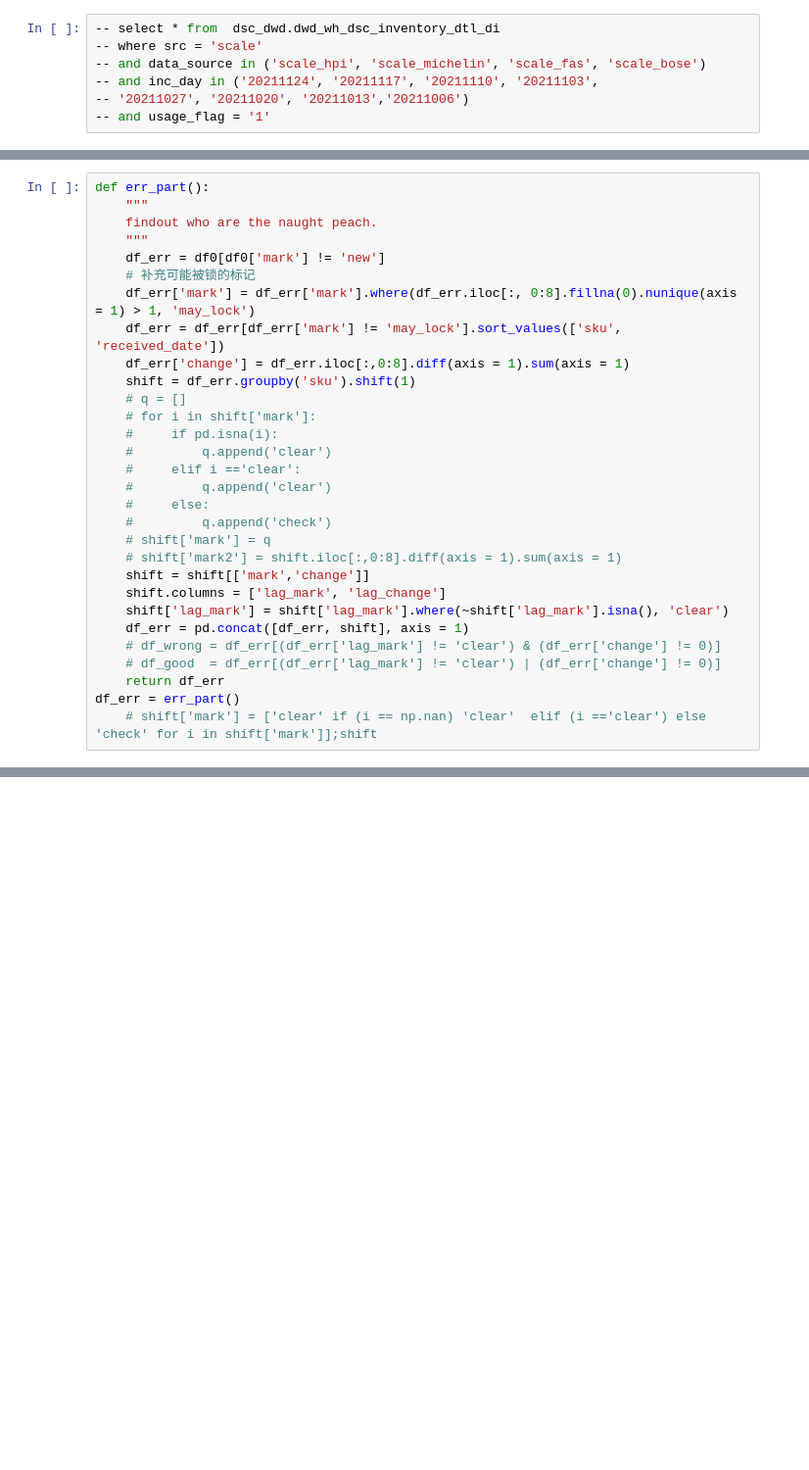
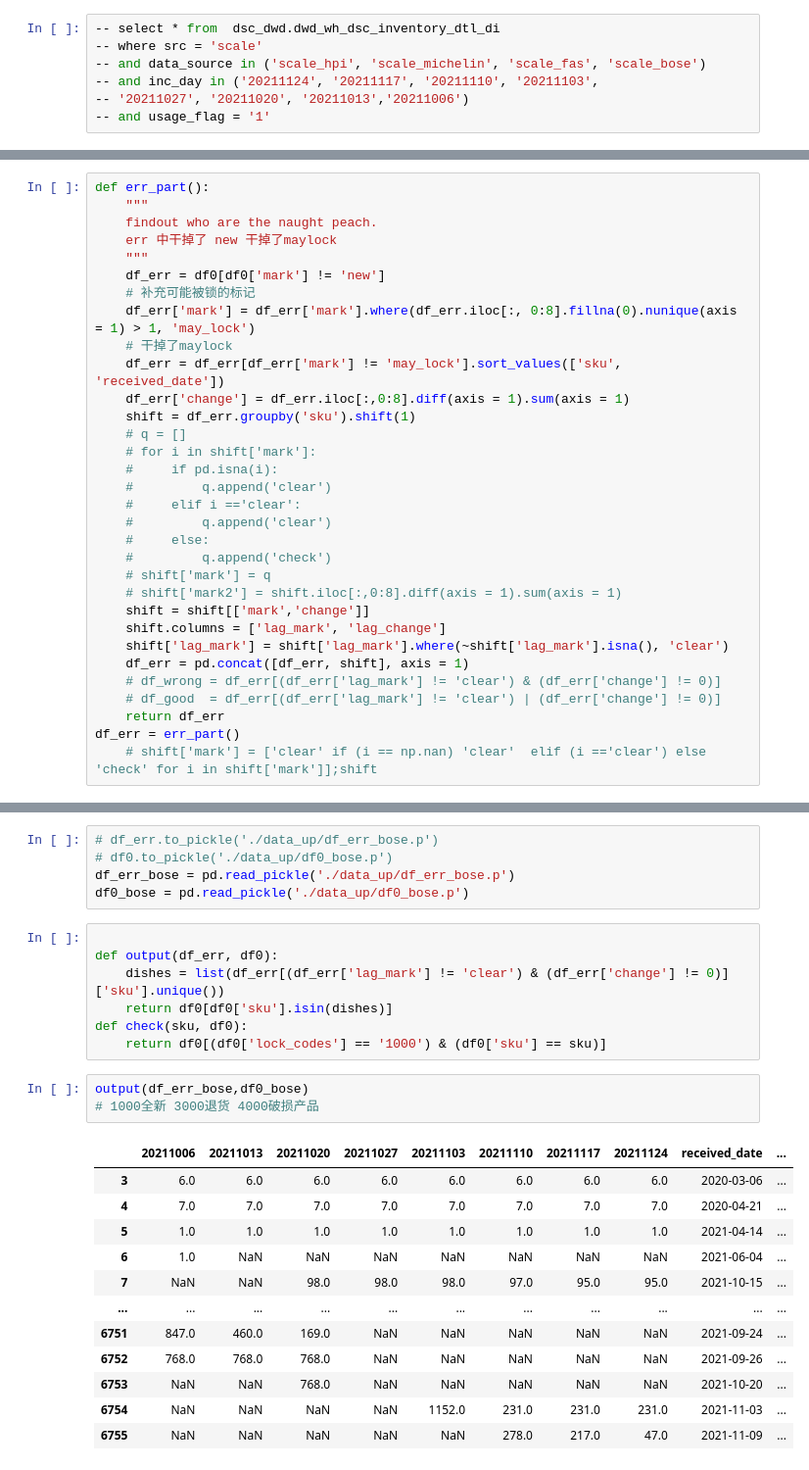
Before and after one commit to fyenne/play10_inv, a Jupyter notebook: inv_fifo.ipynb, the cells around one changed output, grey strips where cells are left out. Shown: that part at 98% size. Saved outputs shown, nothing was run; the diff lists cells and outputs as text; blank space fills up the shorter version.

```diff
--- a/inv_fifo.ipynb
+++ b/inv_fifo.ipynb
@@ -101,10 +111,12 @@ df0.merge(bose_inv, on = ['sku','recived_date'], how = 'left')
 def err_part():
     """
     findout who are the naught peach.
+    err 中干掉了 new 干掉了maylock
     """
     df_err = df0[df0['mark'] != 'new']
     # 补充可能被锁的标记
     df_err['mark'] = df_err['mark'].where(df_err.iloc[:, 0:8].fillna(0).nunique(axis = 1) > 1, 'may_lock')
+    # 干掉了maylock
     df_err = df_err[df_err['mark'] != 'may_lock'].sort_values(['sku', 'received_date'])
     df_err['change'] = df_err.iloc[:,0:8].diff(axis = 1).sum(axis = 1)
     shift = df_err.groupby('sku').shift(1)
@@ -133,0 +142,28 @@ df_err[(df_err['lag_mark'] == 'clear') & (df_err['change'] == 0)]
+# %%
+# df_err.to_pickle('./data_up/df_err_bose.p')
+# df0.to_pickle('./data_up/df0_bose.p')
+df_err_bose = pd.read_pickle('./data_up/df_err_bose.p')
+df0_bose = pd.read_pickle('./data_up/df0_bose.p')
+# %%
+
+def output(df_err, df0):
+    dishes = list(df_err[(df_err['lag_mark'] != 'clear') & (df_err['change'] != 0)]['sku'].unique())
+    return df0[df0['sku'].isin(dishes)]
+def check(sku, df0):
+    return df0[(df0['lock_codes'] == '1000') & (df0['sku'] == sku)]
+# %%
+output(df_err_bose,df0_bose)
+# 1000全新 3000退货 4000破损产品
+# %% [output]
+|  | 20211006 | 20211013 | 20211020 | 20211027 | 20211103 | 20211110 | 20211117 | 20211124 | received_date | ... |
+| 3 | 6.0 | 6.0 | 6.0 | 6.0 | 6.0 | 6.0 | 6.0 | 6.0 | 2020-03-06 | ... |
+| 4 | 7.0 | 7.0 | 7.0 | 7.0 | 7.0 | 7.0 | 7.0 | 7.0 | 2020-04-21 | ... |
+| 5 | 1.0 | 1.0 | 1.0 | 1.0 | 1.0 | 1.0 | 1.0 | 1.0 | 2021-04-14 | ... |
+| 6 | 1.0 | NaN | NaN | NaN | NaN | NaN | NaN | NaN | 2021-06-04 | ... |
+| 7 | NaN | NaN | 98.0 | 98.0 | 98.0 | 97.0 | 95.0 | 95.0 | 2021-10-15 | ... |
+| ... | ... | ... | ... | ... | ... | ... | ... | ... | ... | ... |
+| 6751 | 847.0 | 460.0 | 169.0 | NaN | NaN | NaN | NaN | NaN | 2021-09-24 | ... |
+| 6752 | 768.0 | 768.0 | 768.0 | NaN | NaN | NaN | NaN | NaN | 2021-09-26 | ... |
+| 6753 | NaN | NaN | 768.0 | NaN | NaN | NaN | NaN | NaN | 2021-10-20 | ... |
+| 6754 | NaN | NaN | NaN | NaN | 1152.0 | 231.0 | 231.0 | 231.0 | 2021-11-03 | ... |
+| 6755 | NaN | NaN | NaN | NaN | NaN | 278.0 | 217.0 | 47.0 | 2021-11-09 | ... |
```
Also changed, not shown: parts of 26 cells of this notebook, 7 other files.
